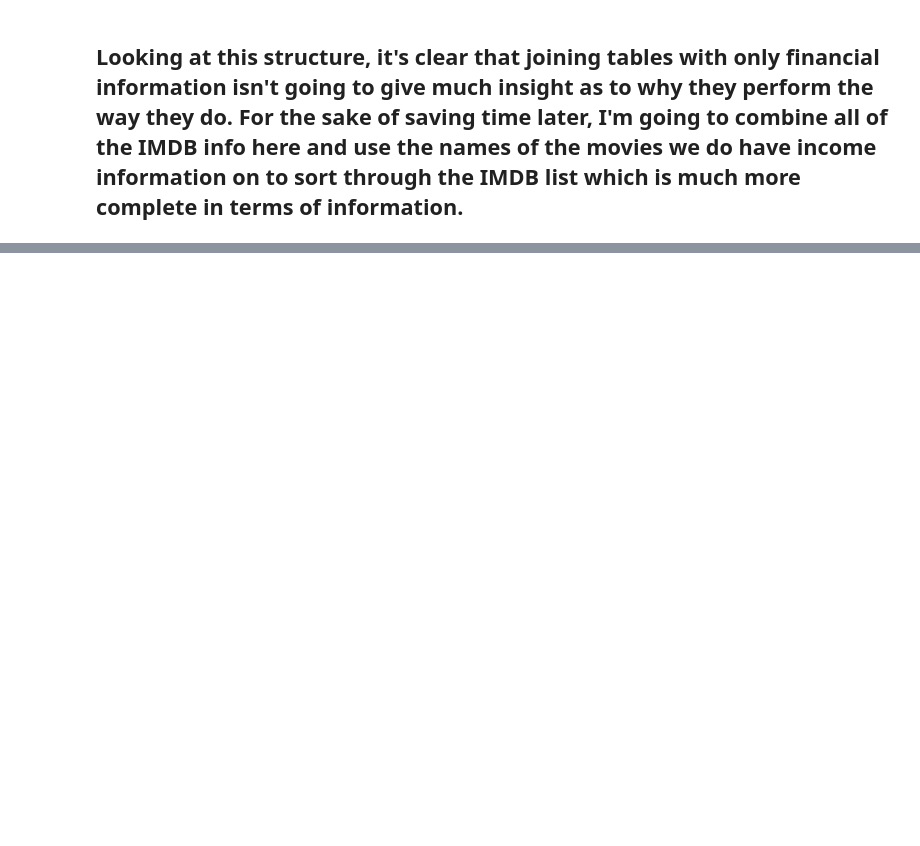
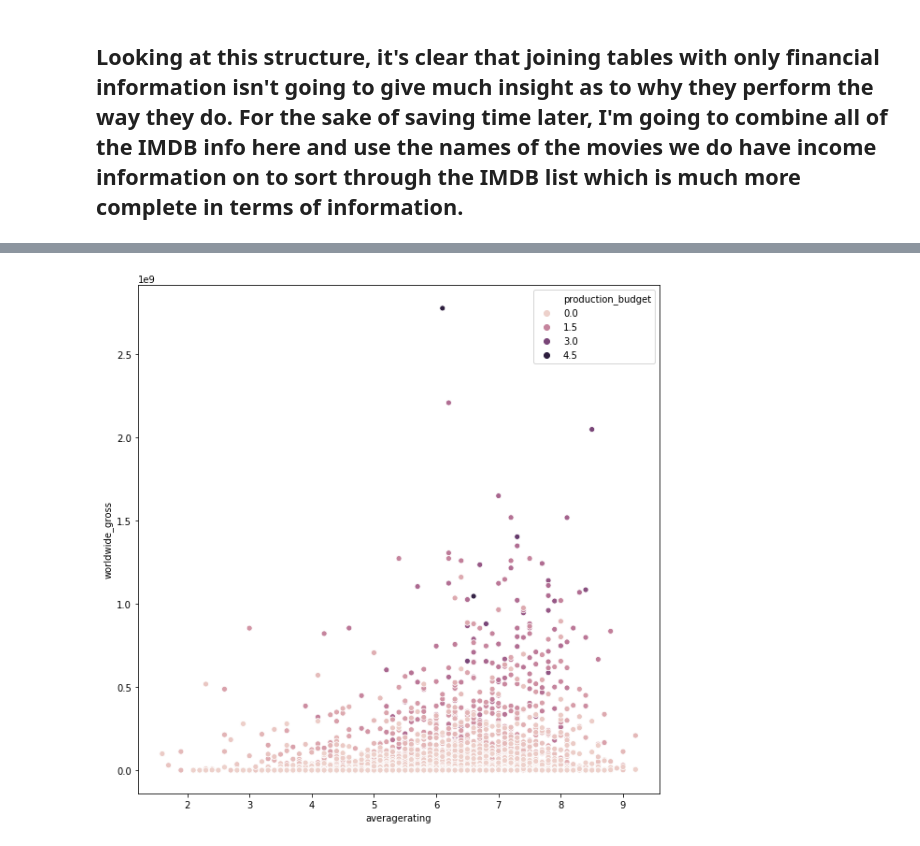
Before and after one commit to minthammock/dsc-mod-1-project-v2-1-onl01-dtsc-pt-041320, a Jupyter notebook: student.ipynb, the cells around one changed output, grey strips where cells are left out. Cells and saved outputs as stored; diff of their text form; code cells hidden in the pictures; blank space fills up the shorter version.

```diff
--- a/student.ipynb
+++ b/student.ipynb
@@ -171,0 +226,9 @@ dtype('O')
+# %%
+x = df2['averagerating']
+y = df2['worldwide_gross']
+
+fig,ax = plt.subplots(figsize = (10,10),
+                      ncols = 1, nrows = 1)
+ax = sns.scatterplot(x=x, y=y, hue = df2['production_budget'])
+# %% [output]
+[figure, added]
```
Also changed, not shown: parts of 21 cells of this notebook.
